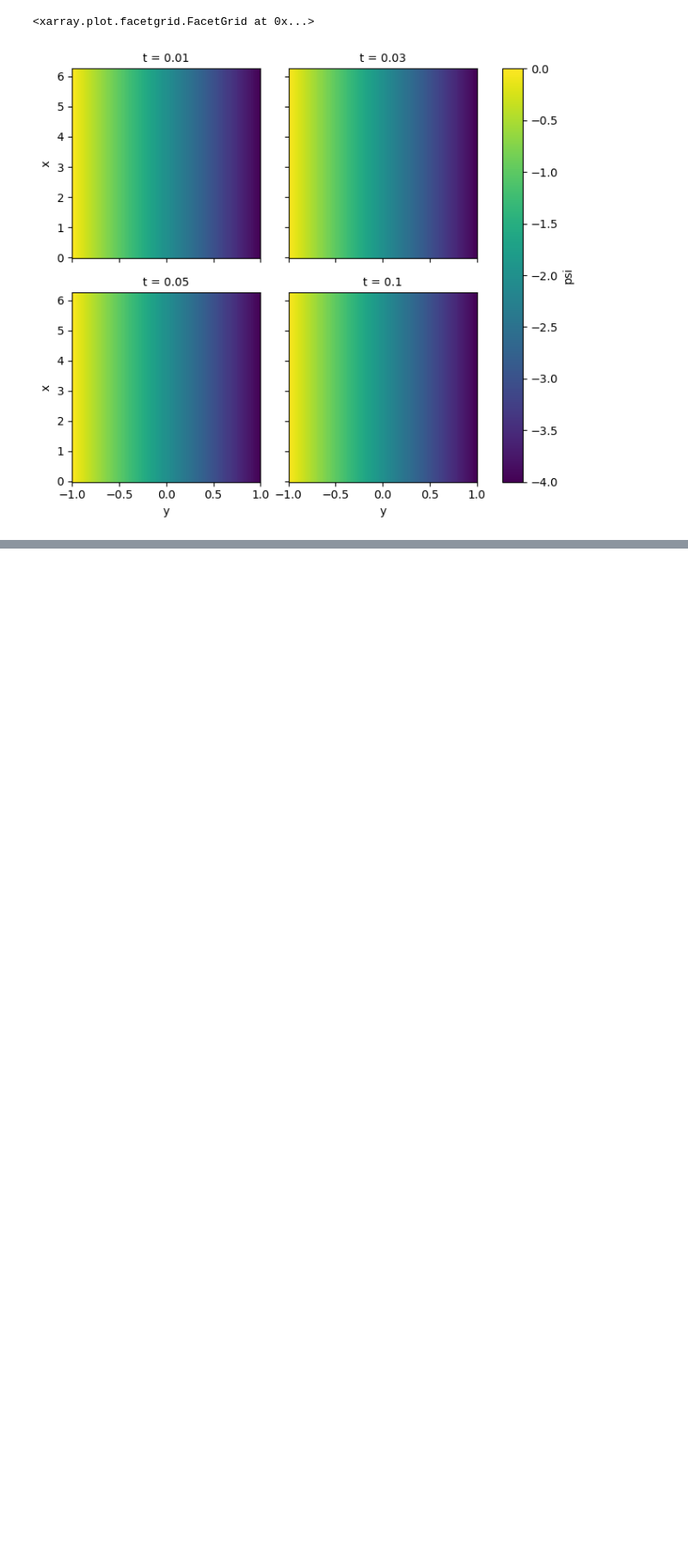
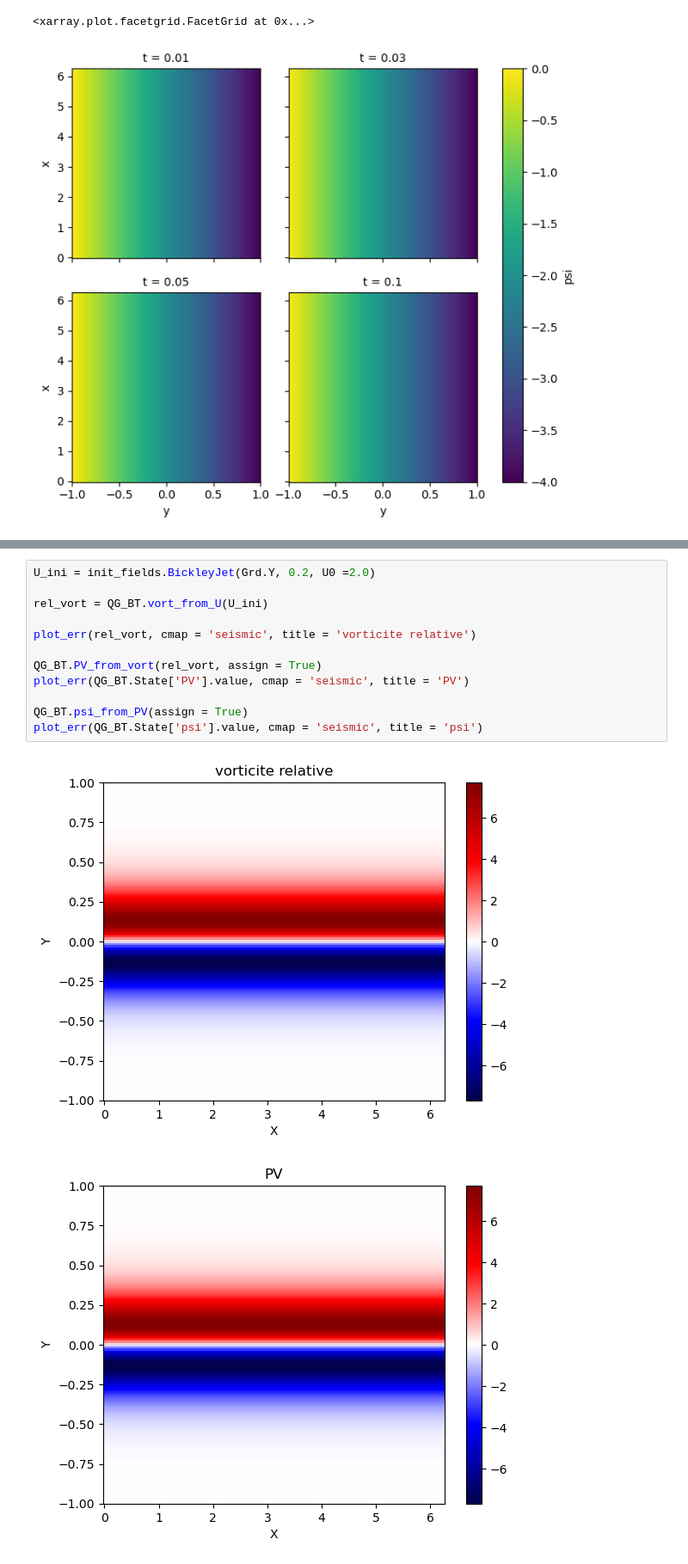
Before and after one commit to personne30003/pyTQG, a Jupyter notebook: Tests_notebooks/Grid_State_test.ipynb, the cells around one changed output, grey strips where cells are left out. Shown at 86% size. Drawn from its saved outputs; the diff is of its cells as text; blank space fills up the shorter version.

Commit message:
corrigé problèmes de la classe QG_BT et ajouté une fonction del_variables à State

```diff
--- a/Tests_notebooks/Grid_State_test.ipynb
+++ b/Tests_notebooks/Grid_State_test.ipynb
@@ -813,0 +818,15 @@ ZeroDivisionError: division by zero
+# %%
+U_ini = init_fields.BickleyJet(Grd.Y, 0.2, U0 =2.0)
+
+rel_vort = QG_BT.vort_from_U(U_ini)
+
+plot_err(rel_vort, cmap = 'seismic', title = 'vorticite relative')
+
+QG_BT.PV_from_vort(rel_vort, assign = True)
+plot_err(QG_BT.State['PV'].value, cmap = 'seismic', title = 'PV')
+
+QG_BT.psi_from_PV(assign = True)
+plot_err(QG_BT.State['psi'].value, cmap = 'seismic', title = 'psi')
+# %% [output]
+[figure, added]
+[figure, added]
```
Also changed, not shown: parts of 32 cells of this notebook, 12 other files.
